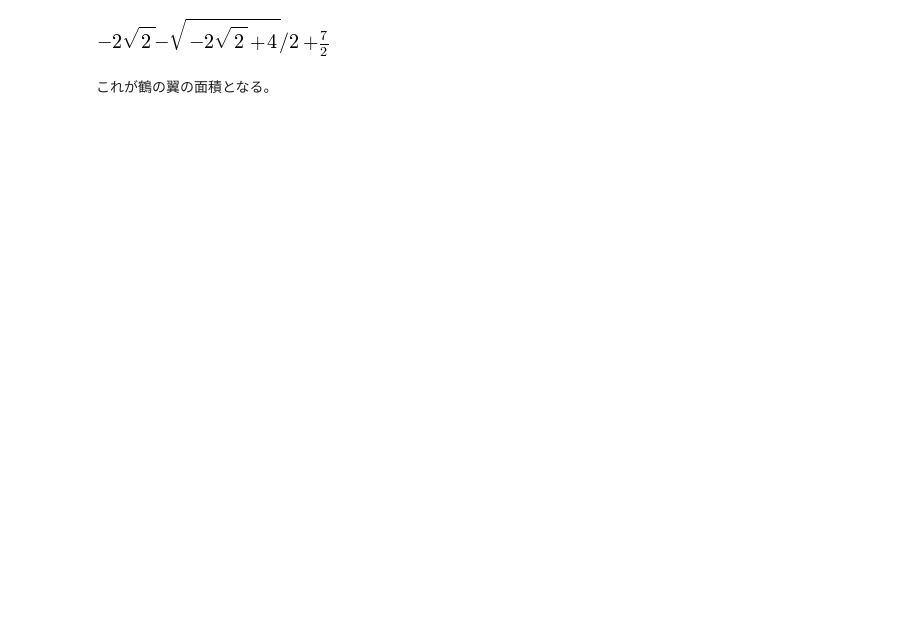
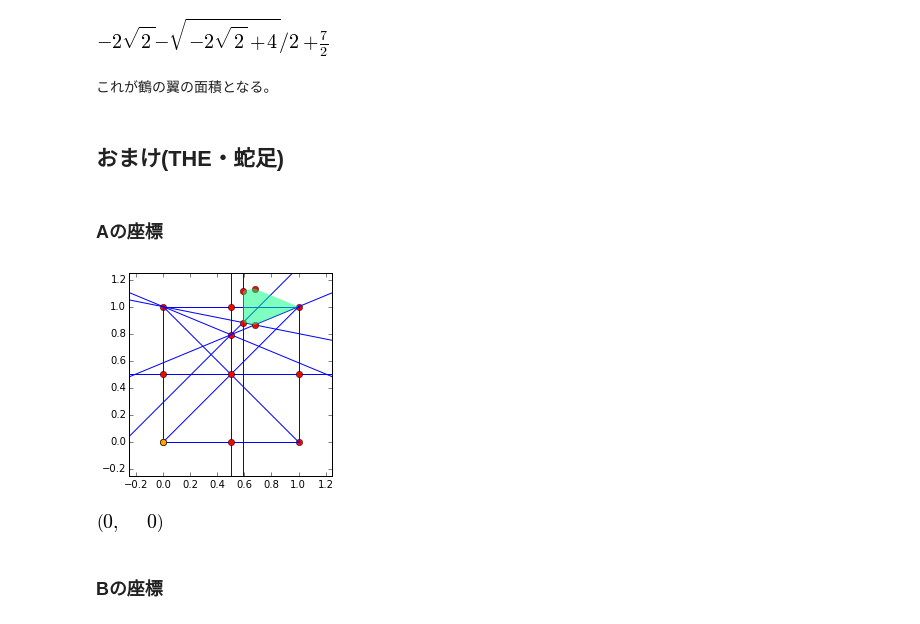
Before and after one commit to aidatorajiro/ipynb-docs, a Jupyter notebook: つるの翼の面積を求めよ/鶴の翼の面積を求めよ.ipynb, the cells around one changed output. Saved outputs shown, nothing was run; the diff lists cells and outputs as text; code cells hidden in the pictures; blank space fills up the shorter version.

```diff
--- a/つるの翼の面積を求めよ/鶴の翼の面積を求めよ.ipynb
+++ b/つるの翼の面積を求めよ/鶴の翼の面積を求めよ.ipynb
@@ -241,3 +257,15 @@ simplify(radsimp(factor(2*(summation))))
 [figure]
 # %% [markdown]
 これが鶴の翼の面積となる。
+# %% [markdown]
+## おまけ(THE・蛇足)
+# %% [markdown]
+### Aの座標
+# %%
+draw(A, add_currentobjs=False)
+(A.x, A.y)
+# %% [output]
+[figure, added]
+[figure, added]
+# %% [markdown]
+### Bの座標
```
Also changed, not shown: parts of 85 cells of this notebook, 1 other file.
